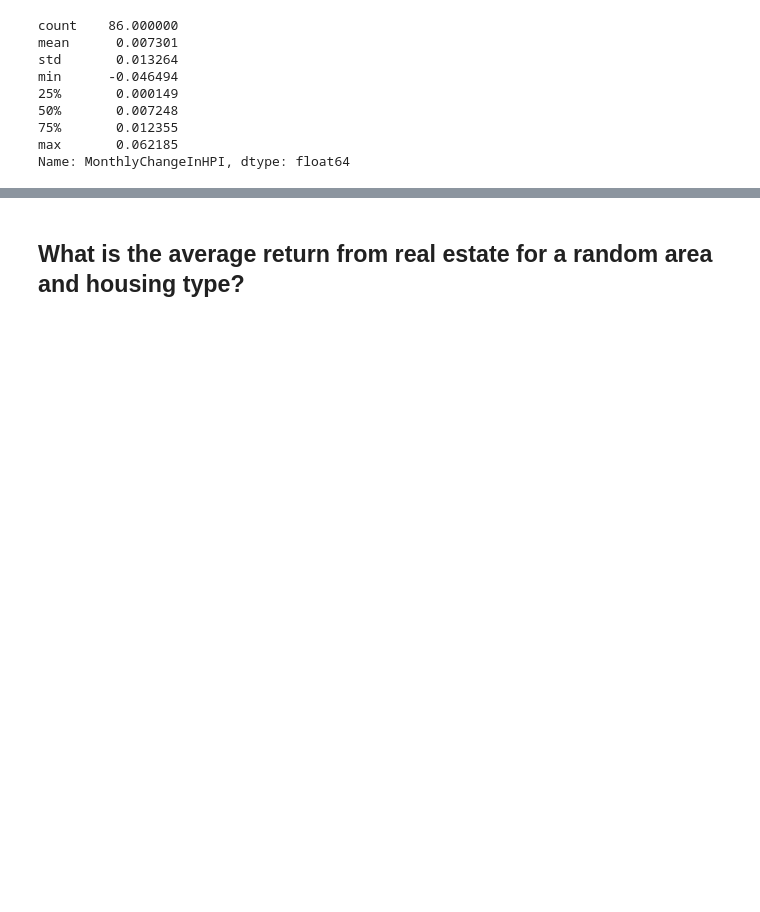
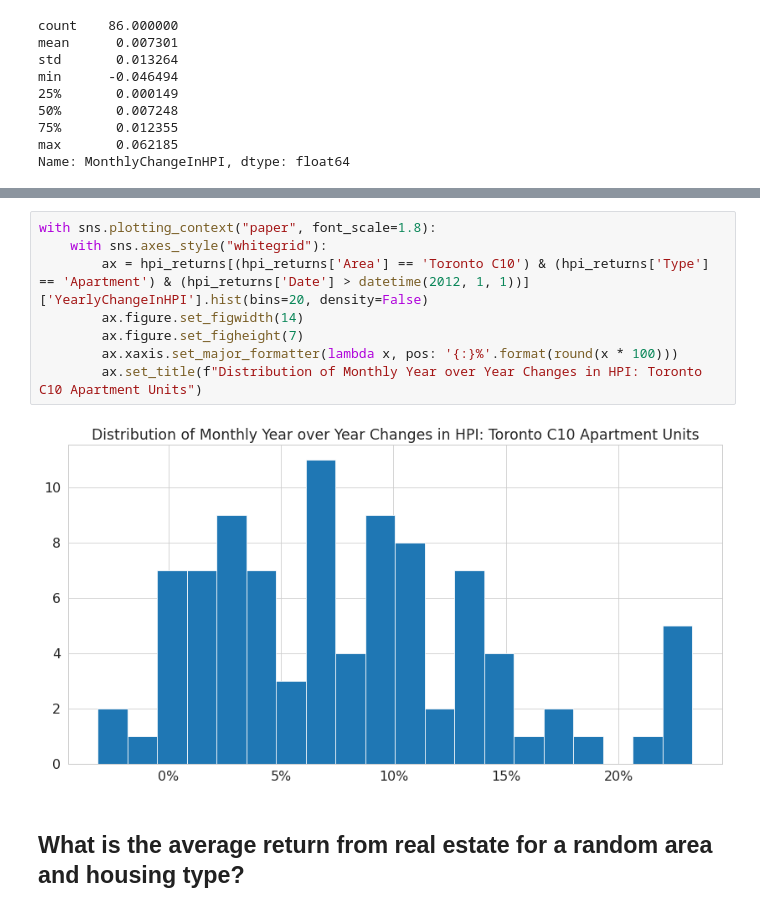
Before and after one commit to sinan-ozel/toronto-hpi, a Jupyter notebook: notebook/04.ExploratoryDataAnalysis.ipynb, the cells around one changed output, grey strips where cells are left out. Cells and saved outputs as stored; diff of their text form; blank space fills up the shorter version.

```diff
--- a/notebook/04.ExploratoryDataAnalysis.ipynb
+++ b/notebook/04.ExploratoryDataAnalysis.ipynb
@@ -125,3 +166,13 @@ with sns.plotting_context("paper", font_scale=1.8):
+# %%
+with sns.plotting_context("paper", font_scale=1.8):
+    with sns.axes_style("whitegrid"):
+        ax = hpi_returns[(hpi_returns['Area'] == 'Toronto C10') & (hpi_returns['Type'] == 'Apartment') & (hpi_returns['Date'] > datetime(2012, 1, 1))]['YearlyChangeInHPI'].hist(bins=20, density=False)
+        ax.figure.set_figwidth(14)
+        ax.figure.set_figheight(7)
+        ax.xaxis.set_major_formatter(lambda x, pos: '{:}%'.format(round(x * 100)))
+        ax.set_title(f"Distribution of Monthly Year over Year Changes in HPI: Toronto C10 Apartment Units")
+# %% [output]
+[figure, added]
 # %% [markdown]
 ## What is the average return from real estate for a random area and housing type?
 # %%
```
Also changed, not shown: parts of 7 cells of this notebook.
